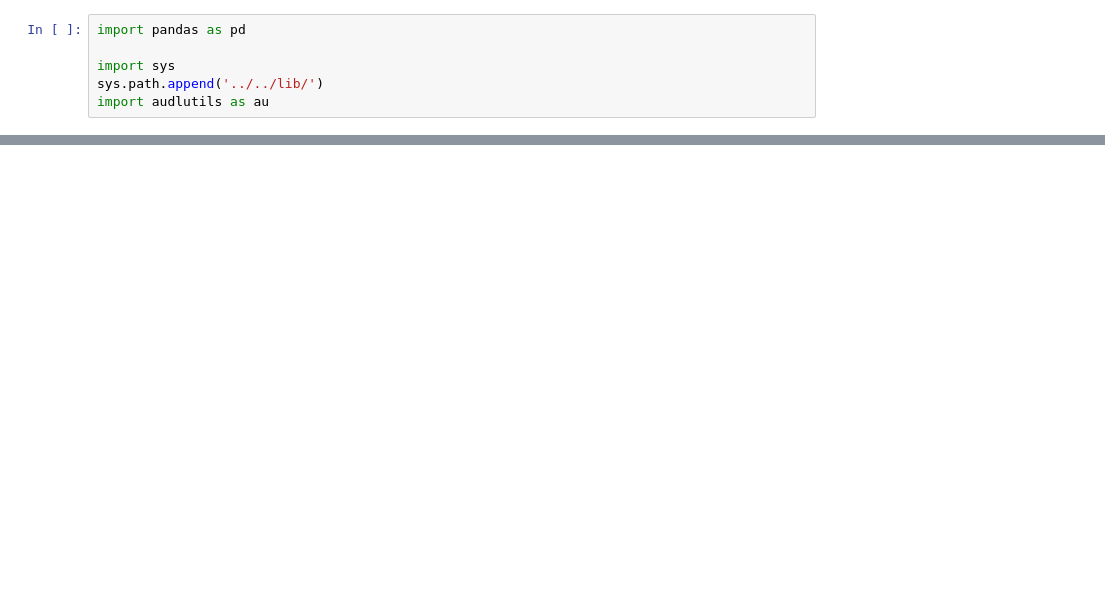
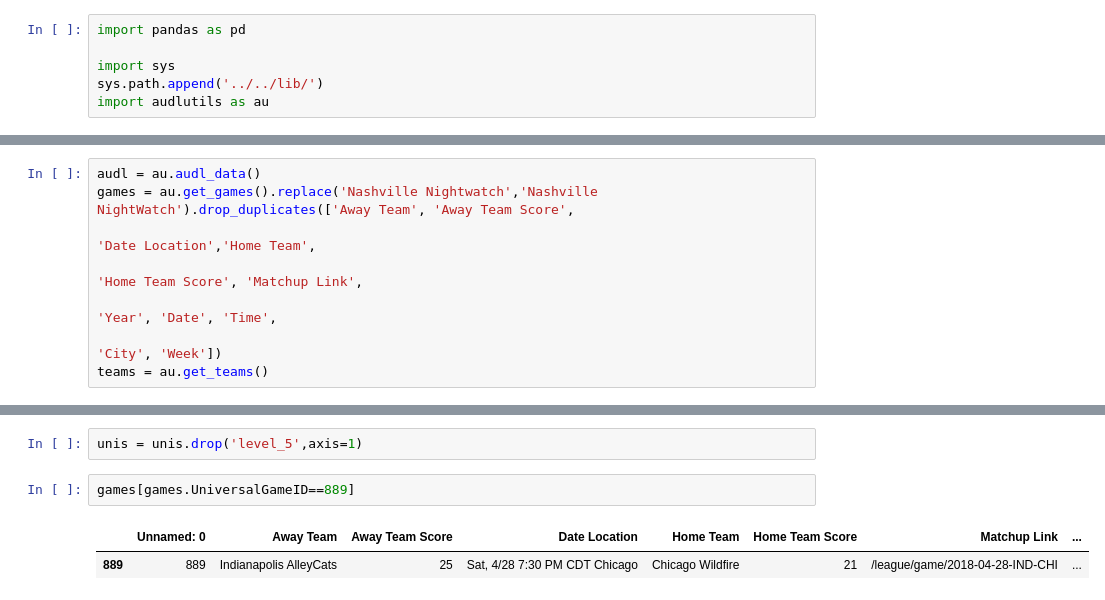
Before and after one commit to dfiorino/ultianalyticspull, a Jupyter notebook: notebooks/development/04-dwf-universal-game-ids.ipynb, the cells around one changed output, grey strips where cells are left out. Saved outputs shown, nothing was run; the diff lists cells and outputs as text; blank space fills up the shorter version.

```diff
--- a/notebooks/development/04-dwf-universal-game-ids.ipynb
+++ b/notebooks/development/04-dwf-universal-game-ids.ipynb
@@ -10,0 +7,8 @@ ValueError: No objects to concatenate
+# %%
+audl = au.audl_data()
+games = au.get_games().replace('Nashville Nightwatch','Nashville NightWatch').drop_duplicates(['Away Team', 'Away Team Score',
+                                                                                               'Date Location','Home Team',
+                                                                                               'Home Team Score', 'Matchup Link',
+                                                                                               'Year', 'Date', 'Time',
+                                                                                               'City', 'Week'])
+teams = au.get_teams()
@@ -10,0 +48,7 @@ ValueError: No objects to concatenate
+# %%
+unis = unis.drop('level_5',axis=1)
+# %%
+games[games.UniversalGameID==889]
+# %% [output]
+|  | Unnamed: 0 | Away Team | Away Team Score | Date Location | Home Team | Home Team Score | Matchup Link | ... |
+| 889 | 889 | Indianapolis AlleyCats | 25 | Sat, 4/28 7:30 PM CDT Chicago | Chicago Wildfire | 21 | /league/game/2018-04-28-IND-CHI | ... |
```
Also changed, not shown: parts of 8 cells of this notebook.
